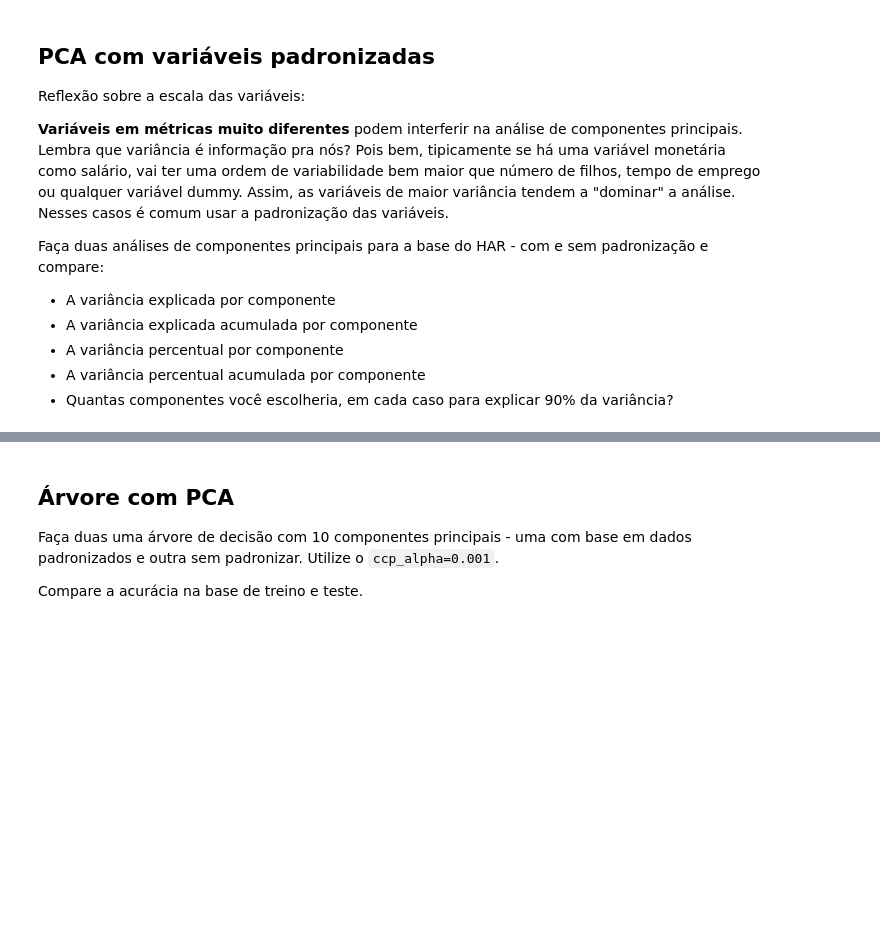
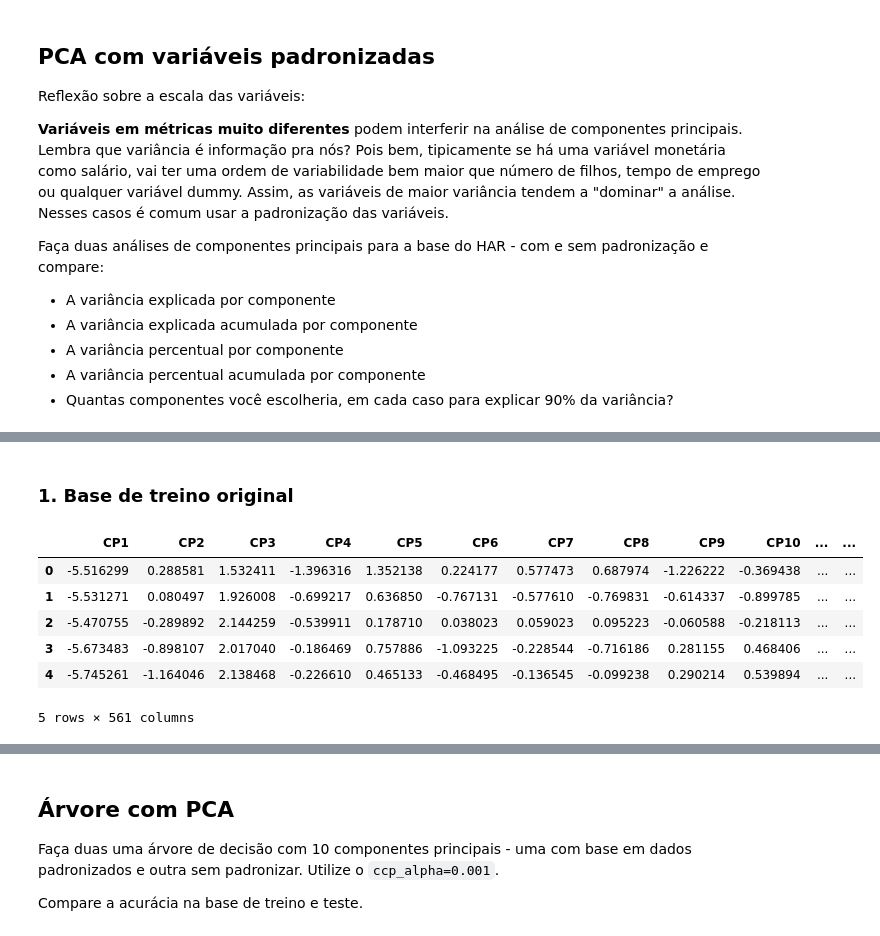
Before and after one commit to PedroHang/PCA-2, a Jupyter notebook: pca2.ipynb, the cells around one changed output, grey strips where cells are left out. Cells and saved outputs as stored; diff of their text form; code cells hidden in the pictures; blank space fills up the shorter version.

```diff
--- a/pca2.ipynb
+++ b/pca2.ipynb
@@ -57,0 +85,2 @@ X_train_pad.head()
+# %% [markdown]
+### 1. Base de treino original
@@ -57,0 +100,10 @@ X_train_pad.head()
+# %%
+principalDf.head()
+# %% [output]
+|  | CP1 | CP2 | CP3 | CP4 | CP5 | CP6 | CP7 | CP8 | CP9 | CP10 | ... | ... |
+| 0 | -5.516299 | 0.288581 | 1.532411 | -1.396316 | 1.352138 | 0.224177 | 0.577473 | 0.687974 | -1.226222 | -0.369438 | ... | ... |
+| 1 | -5.531271 | 0.080497 | 1.926008 | -0.699217 | 0.636850 | -0.767131 | -0.577610 | -0.769831 | -0.614337 | -0.899785 | ... | ... |
+| 2 | -5.470755 | -0.289892 | 2.144259 | -0.539911 | 0.178710 | 0.038023 | 0.059023 | 0.095223 | -0.060588 | -0.218113 | ... | ... |
+| 3 | -5.673483 | -0.898107 | 2.017040 | -0.186469 | 0.757886 | -1.093225 | -0.228544 | -0.716186 | 0.281155 | 0.468406 | ... | ... |
+| 4 | -5.745261 | -1.164046 | 2.138468 | -0.226610 | 0.465133 | -0.468495 | -0.136545 | -0.099238 | 0.290214 | 0.539894 | ... | ... |
+5 rows × 561 columns
```
Also changed, not shown: parts of 34 cells of this notebook, 1 other file.
